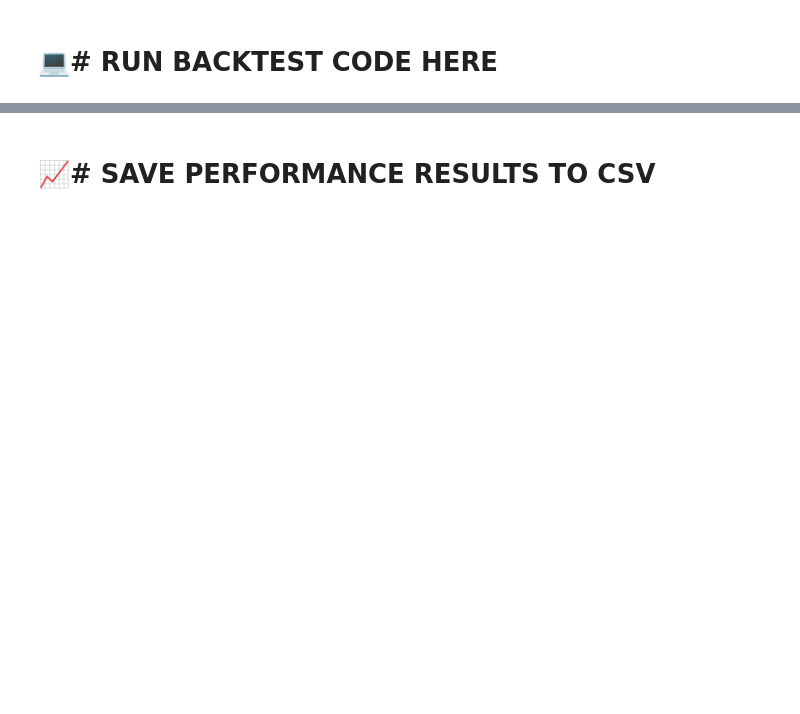
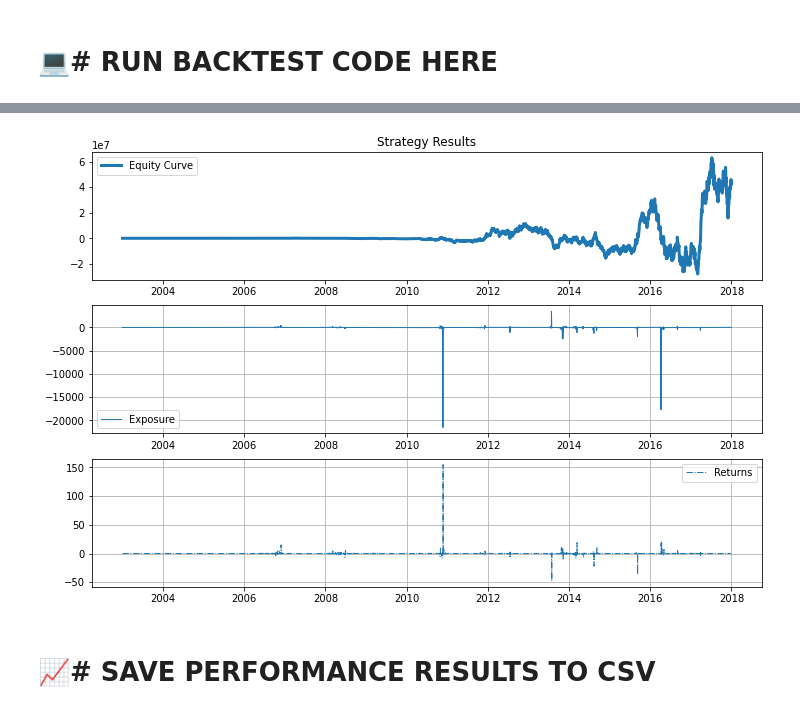
Before and after one commit to francoishcm/BackTesting, a Jupyter notebook: Zipline_Reloaded_BacktestEngine_5.ipynb, the cells around one changed output, grey strips where cells are left out. Saved outputs shown, nothing was run; the diff lists cells and outputs as text; code cells hidden in the pictures; blank space fills up the shorter version.

```diff
--- a/Zipline_Reloaded_BacktestEngine_5.ipynb
+++ b/Zipline_Reloaded_BacktestEngine_5.ipynb
@@ -653,8 +598,9 @@ def daily_trade(context, data):
     if len(open_pos) > 0:
         roll_futures(context, data)
 
-start = datetime(2001, 1, 1, 8, 15, 12, 0, pytz.UTC)
-end = datetime(2019, 1, 2, 8, 15, 12, 0, pytz.UTC)
+
+start = pd.Timestamp('2000-1-1', tz='utc')
+end = pd.Timestamp('2019-12-31', tz='utc')
 
 perf = zipline.run_algorithm(
     start=start, end=end,
@@ -742,3 +618,74 @@ ModuleNotFoundError: ignored
+# %%
+# This ensures that our graphs will be shown properly in the notebook.
+%matplotlib inline
+# Import a few libraries we need
+from zipline import run_algorithm
+from zipline.api import order_target_percent, record, symbol
+from datetime import datetime
+import pytz
+import matplotlib.pyplot as plt
+import pandas as pd
+def initialize(context):
+  # Which stock to trade
+  dji = ["APA","BBY","CMCSA","CTL","EL","FAST","GCO"]
+  # Make a list of symbols from the list of tickers
+  context.dji_symbols = [symbol(s) for s in dji]
+  # Moving average window
+  context.index_average_window = 100
+
+def handle_data(context, data):
+  # Get history for all the stocks
+  stock_hist = data.history(context.dji_symbols, "close", context.index_average_window, "1d")
+  # Make an empty DataFrame to start with
+  stock_analytics = pd.DataFrame()
+  # Add column for above or below average
+  stock_analytics['above_mean'] = stock_hist.iloc[-1] > stock_hist.mean()
+  # Set weight for stocks to buy
+  stock_analytics.loc[stock_analytics['above_mean'] == True, 'weight'] = 1/len(context.dji_symbols)
+  # Set weight to zero for the rest
+  stock_analytics.loc[stock_analytics['above_mean'] == False, 'weight'] = 0.0
+  # Iterate each row and place trades
+  for stock, analytics in stock_analytics.iterrows():
+    # Check if the stock can be traded
+    if data.can_trade(stock):
+      # Place the trade
+      order_target_percent(stock, analytics['weight'])
+
+def analyze(context, perf):
+  fig = plt.figure(figsize=(12, 8))
+  # First chart
+  ax = fig.add_subplot(311)
+  ax.set_title('Strategy Results')
+  ax.plot(perf['portfolio_value'], linestyle='-',
+  label='Equity Curve', linewidth=3.0)
+  ax.legend()
+  ax.grid(False)
+  # Second chart
+  ax = fig.add_subplot(312)
+  ax.plot(perf['gross_leverage'],
+  label='Exposure', linestyle='-', linewidth=1.0)
+  ax.legend()
+  ax.grid(True)
+  # Third chart
+  ax = fig.add_subplot(313)
+  ax.plot(perf['returns'], label='Returns', linestyle='-.', linewidth=1.0)
+  ax.legend()
+  ax.grid(True)
+
+# Set start and end date
+start_date = pd.Timestamp('2003-1-1', tz='utc')
+end_date = pd.Timestamp('2017-12-31', tz='utc')
+# Fire off the backtest
+results = run_algorithm(
+start=start_date,
+end=end_date,
+initialize=initialize,
+analyze=analyze,
+handle_data=handle_data,
+capital_base=10000,
+data_frequency = 'daily', bundle= 'my_custom_bundle')
+# %% [output]
+[figure, added]
 # %%
 ND
 # %% [markdown]
```
Also changed, not shown: parts of 18 cells of this notebook.
